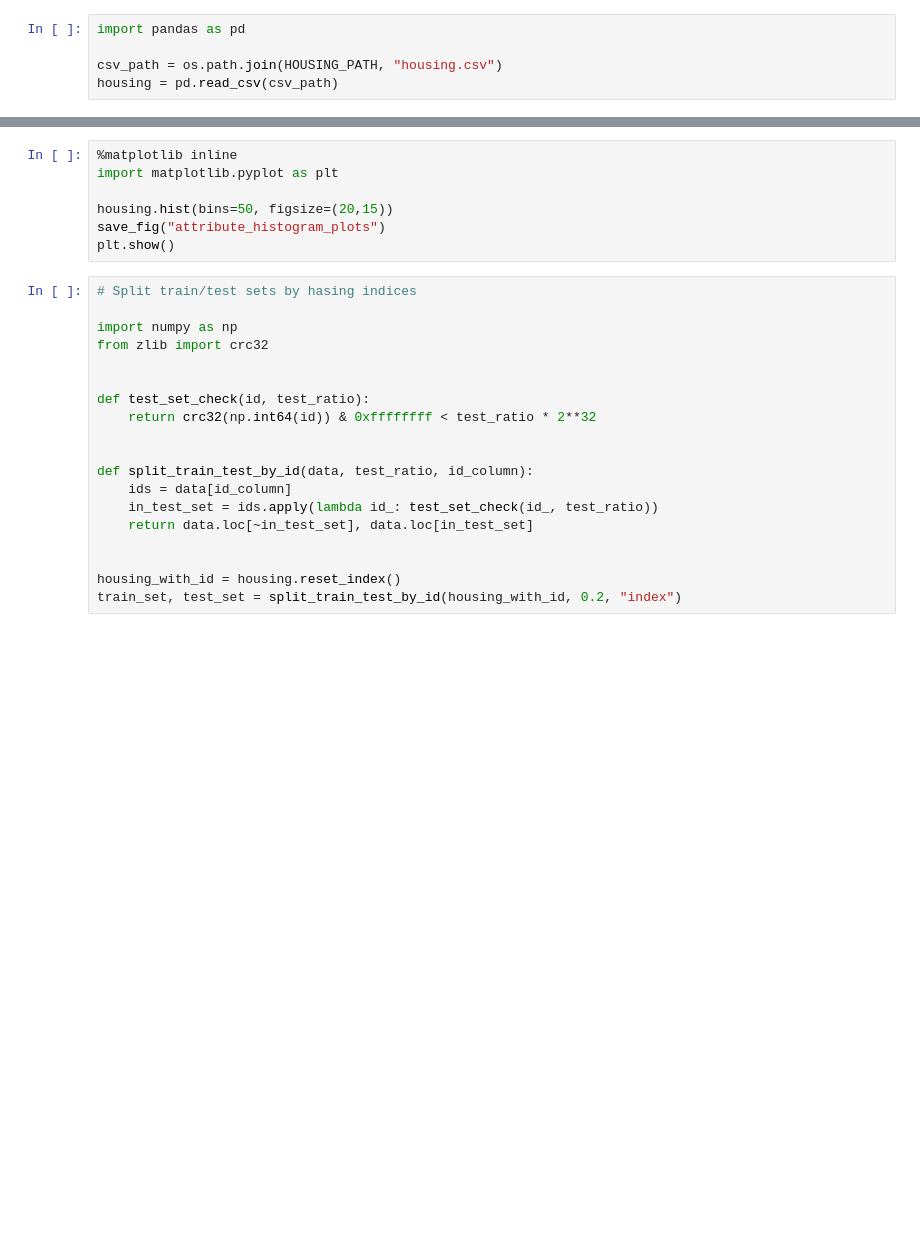
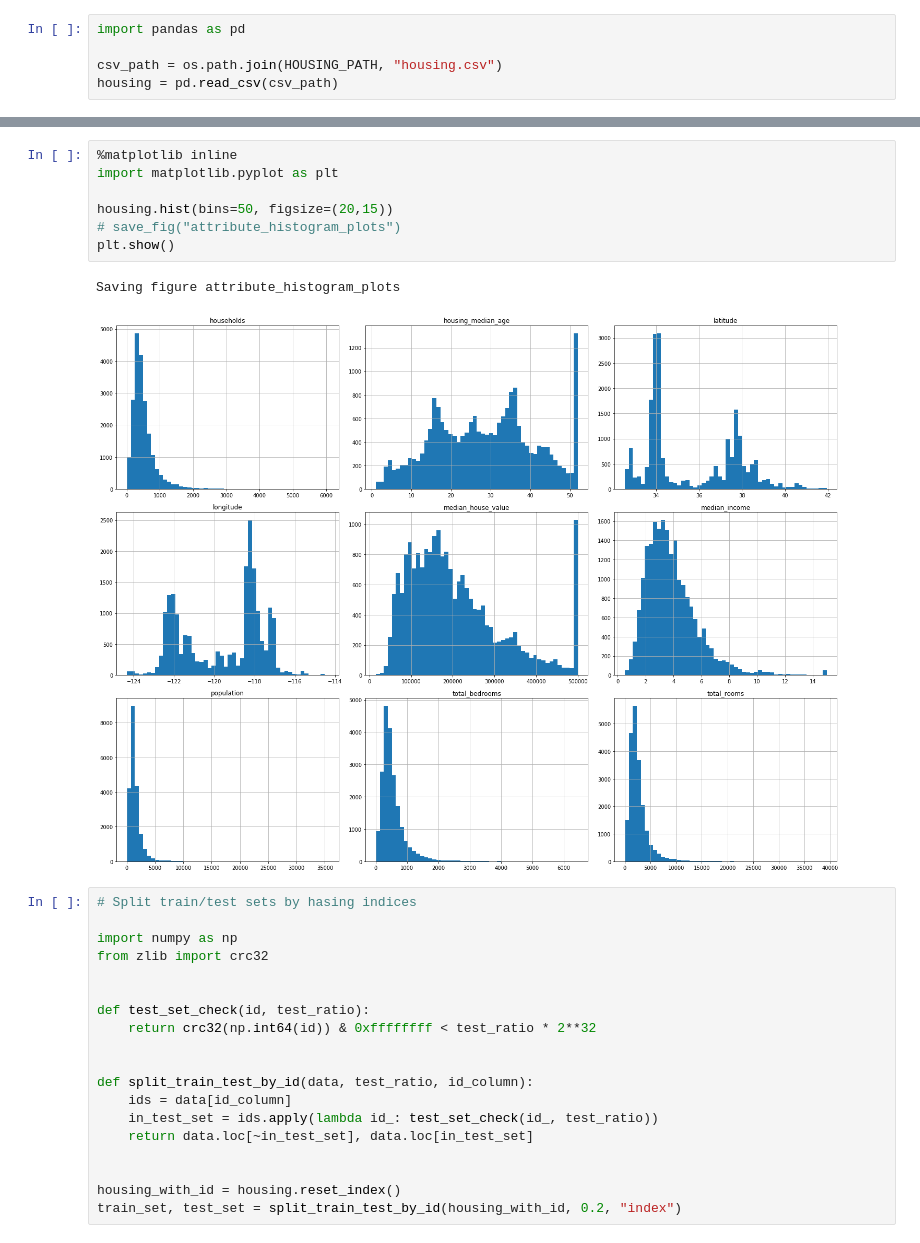
Before and after one commit to sunyzm/codelab-sklearn, a Jupyter notebook: ca_housing.ipynb, the cells around one changed output, grey strips where cells are left out. Cells and saved outputs as stored; diff of their text form; blank space fills up the shorter version.

Commit message:
Update with data visualization

```diff
--- a/ca_housing.ipynb
+++ b/ca_housing.ipynb
@@ -43,10 +57,13 @@ housing['ocean_proximity'].value_counts()
 # %%
 %matplotlib inline
 import matplotlib.pyplot as plt
 
 housing.hist(bins=50, figsize=(20,15))
-save_fig("attribute_histogram_plots")
+# save_fig("attribute_histogram_plots")
 plt.show()
+# %% [output]
+Saving figure attribute_histogram_plots
+[figure, added]
 # %%
 # Split train/test sets by hasing indices
 
```
Also changed, not shown: parts of 9 cells of this notebook.
